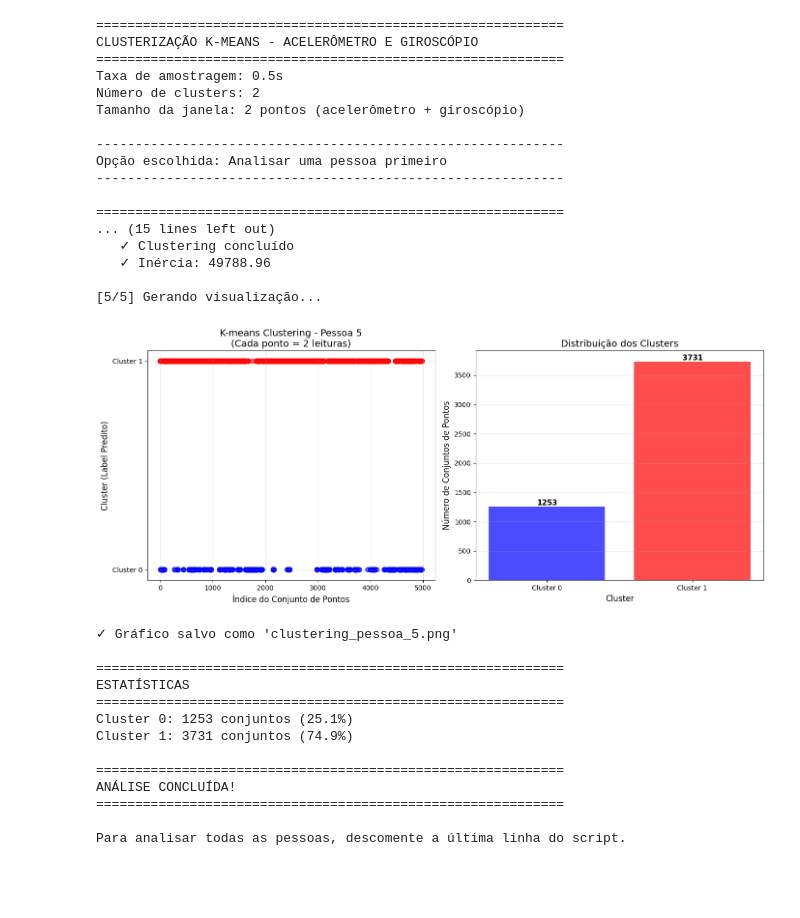
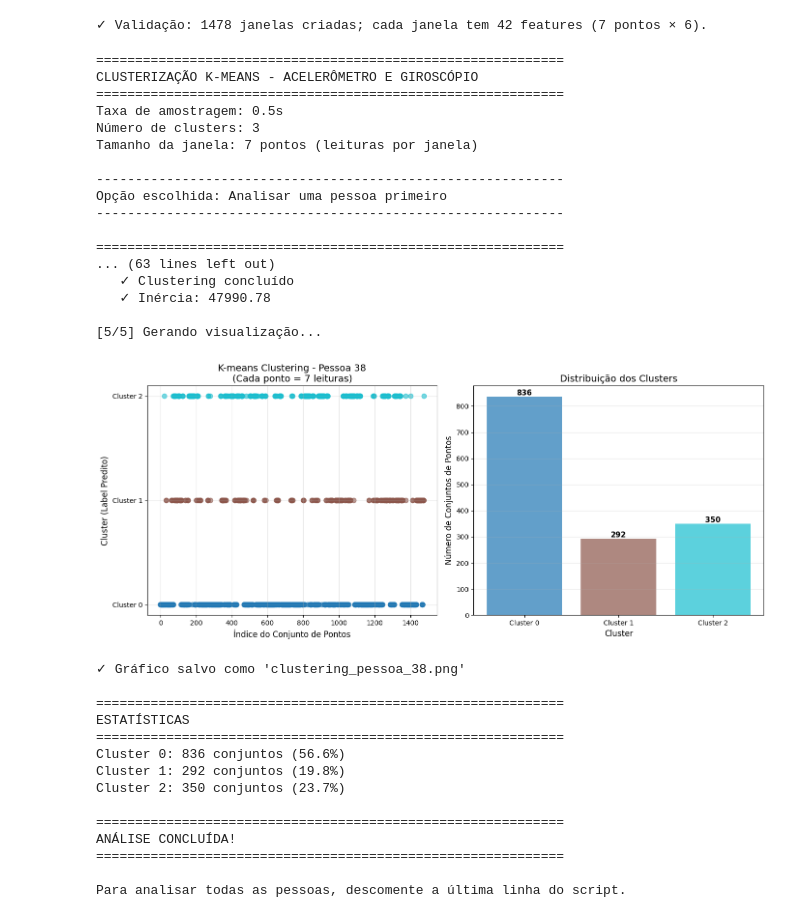
Before and after one commit to 1gabrielv/Clustering, a Jupyter notebook: kmeans_celula.ipynb, the cells around one changed output. Saved outputs shown, nothing was run; the diff lists cells and outputs as text; code cells hidden in the pictures; blank space fills up the shorter version.

```diff
--- a/kmeans_celula.ipynb
+++ b/kmeans_celula.ipynb
@@ -28,6 +30,6 @@ def carregar_dados_pessoa(pessoa_id):
 
     return df_accel, df_gyro
 # %%
-df_accel, df_gyro = carregar_dados_pessoa(5)
+df_accel, df_gyro = carregar_dados_pessoa(38)
 print(df_gyro)
 # %% [output]
@@ -73,5 +137,5 @@ def sincronizar_dados(df_accel, df_gyro, sampling_rate=0.5):
 # %%
-def criar_features_janela(df, window_size=60):
+def criar_features_janela(df_downsampled, window_size):
     """
     Cria features agrupando múltiplos pontos consecutivos em uma janela
 
@@ -85,8 +149,8 @@ def criar_features_janela(df, window_size=60):
     features_list = []
 
     # Percorrer os dados em janelas
-    for i in range(0, len(df) - window_size + 1, window_size):
-        window = df.iloc[i:i+window_size]
+    for i in range(0, len(df_downsampled) - window_size + 1, window_size):
+        window = df_downsampled.iloc[i:i+window_size]
 
         # Concatenar todos os valores da janela em um único vetor de features
         feature_vector = []
@@ -102,5 +172,5 @@ def criar_features_janela(df, window_size=60):
 # %%
-def aplicar_kmeans(features, n_clusters=2):
+def aplicar_kmeans(features, n_clusters):
     """
     Aplica K-means clustering nas features
 
@@ -121,7 +191,7 @@ def aplicar_kmeans(features, n_clusters=2):
 
     return kmeans, labels, features_normalized
 # %%
-def plotar_resultados(labels, pessoa_id, window_size=2):
+def plotar_resultados(labels, pessoa_id, window_size):
     """
     Plota os resultados do clustering
 
@@ -135,20 +205,28 @@ def plotar_resultados(labels, pessoa_id, window_size=2):
     # Criar eixo X (índice do conjunto de pontos)
     x = np.arange(len(labels))
 
+    # Identificar clusters únicos
+    unique, counts = np.unique(labels, return_counts=True)
+    n_clusters = len(unique)
+
+    # Paleta de cores dinâmica
+    color_palette = plt.cm.tab10(np.linspace(0, 1, n_clusters))
+    color_map = {cluster_id: color_palette[i] for i, cluster_id in enumerate(unique)}
+
     # Plot 1: Labels ao longo do tempo
     plt.subplot(1, 2, 1)
-    colors = ['blue' if label == 0 else 'red' for label in labels]
+    colors = [color_map[label] for label in labels]
     plt.scatter(x, labels, c=colors, alpha=0.6, s=50)
     plt.xlabel('Índice do Conjunto de Pontos', fontsize=12)
     plt.ylabel('Cluster (Label Predito)', fontsize=12)
     plt.title(f'K-means Clustering - Pessoa {pessoa_id}\n(Cada ponto = {window_size} leituras)', fontsize=14)
-    plt.yticks([0, 1], ['Cluster 0', 'Cluster 1'])
+    plt.yticks(unique, [f'Cluster {i}' for i in unique])
     plt.grid(True, alpha=0.3)
 
     # Plot 2: Distribuição dos clusters
     plt.subplot(1, 2, 2)
-    unique, counts = np.unique(labels, return_counts=True)
-    plt.bar(['Cluster 0', 'Cluster 1'], counts, color=['blue', 'red'], alpha=0.7)
+    cluster_labels = [f'Cluster {i}' for i in unique]
+    plt.bar(cluster_labels, counts, color=color_palette, alpha=0.7)
     plt.xlabel('Cluster', fontsize=12)
     plt.ylabel('Número de Conjuntos de Pontos', fontsize=12)
     plt.title('Distribuição dos Clusters', fontsize=14)
@@ -218 +297,26 @@ def analisar_pessoa(pessoa_id, window_size=2, n_clusters=2):
+# %%
+# Validação rápida: verifica que a criação de features respeita WINDOW_SIZE
+# Executar após definir/rodar analisar_pessoa para validar comportamento
+try:
+    # Se as variáveis ainda não existirem no escopo, pedimos para executar as células anteriores primeiro
+    assert 'dados_sincronizados' in globals() or 'df_combined' in globals(), \
+        "Execute as células de carregamento/sincronização antes desta validação."
+
+    # Obter df usado: prefer df_combined criado pela última análise ou dados_sincronizados
+    df_to_use = globals().get('df_combined', globals().get('dados_sincronizados'))
+
+    # Gerar features de teste com WINDOW_SIZE
+    test_features = criar_features_janela(df_to_use, WINDOW_SIZE)
+
+    assert len(test_features) > 0, "Nenhuma janela criada — verifique WINDOW_SIZE e o tamanho do dataframe."
+    assert len(test_features[0]) == WINDOW_SIZE * 6, \
+        f"Cada feature deve ter WINDOW_SIZE*6 elementos, esperado {WINDOW_SIZE*6}, obteve {len(test_features[0])}."
+
+    print(f"✓ Validação: {len(test_features)} janelas criadas; cada janela tem {len(test_features[0])} features ({WINDOW_SIZE} pontos × 6).")
+except AssertionError as ae:
+    print(f"✗ Validação falhou: {ae}")
+except Exception as e:
+    print(f"✗ Erro na validação: {e}")
+# %% [output]
+✓ Validação: 1478 janelas criadas; cada janela tem 42 features (7 pontos × 6).
 # %%
@@ -260,54 +365,55 @@ if __name__ == "__main__":
     print("\n" + "="*60)
     print("CLUSTERIZAÇÃO K-MEANS - ACELERÔMETRO E GIROSCÓPIO")
     print("="*60)
-    print(f"Taxa de amostragem: {SAMPLING_RATE}s")
+    print(f"Taxa de amostragem: {TOLERANCIA_SINCRONIZACAO_S}s")
     print(f"Número de clusters: {N_CLUSTERS}")
-    print(f"Tamanho da janela: 2 pontos (acelerômetro + giroscópio)")
+    print(f"Tamanho da janela: {WINDOW_SIZE} pontos (leituras por janela)")
 
     # Opção 1: Analisar apenas uma pessoa (recomendado para começar)
     print("\n" + "-"*60)
     print("Opção escolhida: Analisar uma pessoa primeiro")
     print("-"*60)
 
     df_combined, features, labels, kmeans = analisar_pessoa(
         PESSOA_INICIAL,
-        window_size=2,
+        window_size=WINDOW_SIZE,
         n_clusters=N_CLUSTERS
     )
 
     # Descomente a linha abaixo para analisar todas as pessoas
-    # resultados = analisar_todas_pessoas(window_size=2, n_clusters=N_CLUSTERS)
+    # resultados = analisar_todas_pessoas(window_size=N_JANELAS, n_clusters=N_CLUSTERS)
 
     print("\n" + "="*60)
     print("ANÁLISE CONCLUÍDA!")
     print("="*60)
     print("\nPara analisar todas as pessoas, descomente a última linha do script.")
 # %% [output]
 ============================================================
 CLUSTERIZAÇÃO K-MEANS - ACELERÔMETRO E GIROSCÓPIO
 ============================================================
 Taxa de amostragem: 0.5s
-Número de clusters: 2
-Tamanho da janela: 2 pontos (acelerômetro + giroscópio)
+Número de clusters: 3
+Tamanho da janela: 7 pontos (leituras por janela)
 
 ------------------------------------------------------------
 Opção escolhida: Analisar uma pessoa primeiro
 ------------------------------------------------------------
 
 ============================================================
-... (15 lines left out)
+... (63 lines left out)
    ✓ Clustering concluído
-   ✓ Inércia: 49788.96
+   ✓ Inércia: 47990.78
 
 [5/5] Gerando visualização...
-[figure, old version]
+[figure, new version]
-✓ Gráfico salvo como 'clustering_pessoa_5.png'
+✓ Gráfico salvo como 'clustering_pessoa_38.png'
 
 ============================================================
 ESTATÍSTICAS
 ============================================================
-Cluster 0: 1253 conjuntos (25.1%)
-Cluster 1: 3731 conjuntos (74.9%)
+Cluster 0: 836 conjuntos (56.6%)
+Cluster 1: 292 conjuntos (19.8%)
+Cluster 2: 350 conjuntos (23.7%)
 
 ============================================================
 ANÁLISE CONCLUÍDA!
```
Also changed, not shown: parts of 9 cells of this notebook, 1 other file.
